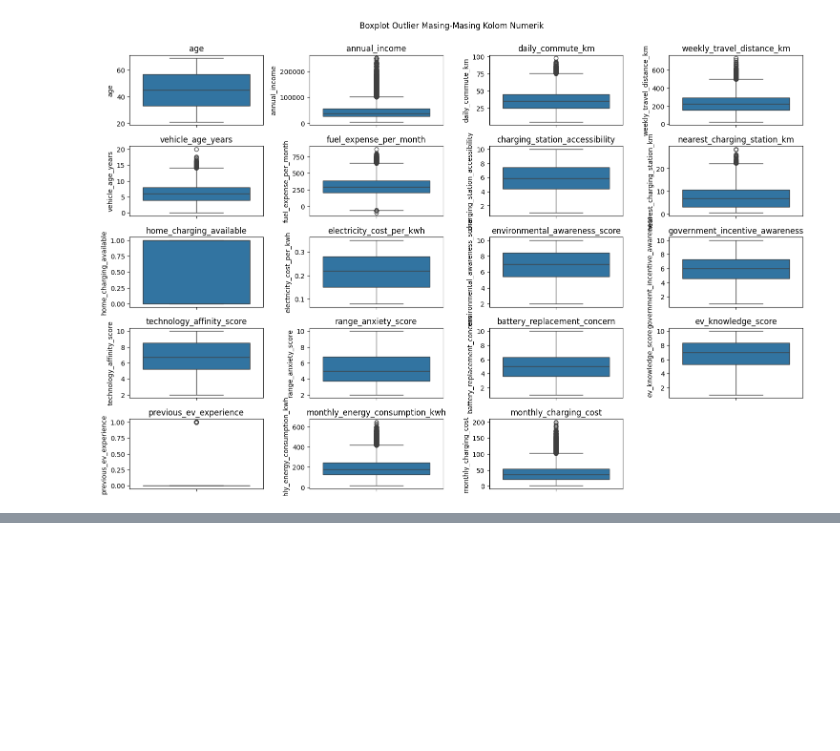
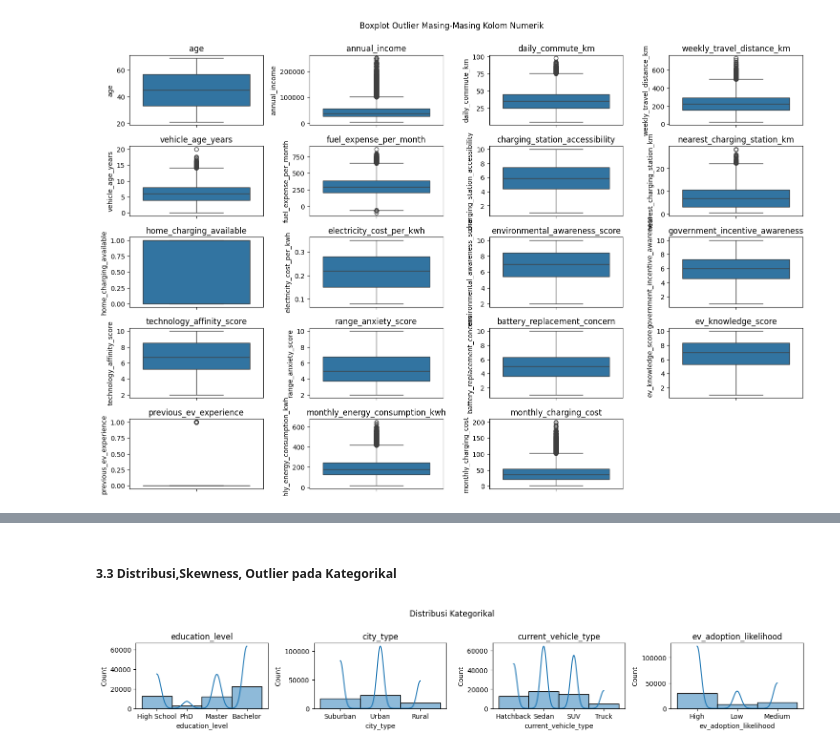
Before and after one commit to daffasyarief/Predicting-Electric-Vehicle-Transition-and-Forecasting-Monthly-Energy-Consumption-and-Charging-Costs, a Jupyter notebook: main.ipynb, the cells around one changed output, grey strips where cells are left out. Cells and saved outputs as stored; diff of their text form; code cells hidden in the pictures; blank space fills up the shorter version.

```diff
--- a/main.ipynb
+++ b/main.ipynb
@@ -178,0 +212,15 @@ print("Jumlah Skewness:", df[num_cols].skew())
+# %% [markdown]
+##### 3.3 Distribusi,Skewness, Outlier pada Kategorikal
+# %%
+plt.figure(figsize=(15,10))
+
+for i, col in enumerate(cat_cols, 1):
+    plt.subplot(5, 4, i)
+    sns.histplot(df[col], kde=True, bins=100)
+    plt.title(col)
+
+plt.suptitle("Distribusi Kategorikal", y=1)
+plt.tight_layout()
+plt.show()
+# %% [output]
+[figure, added]
```
Also changed, not shown: parts of 10 cells of this notebook.
